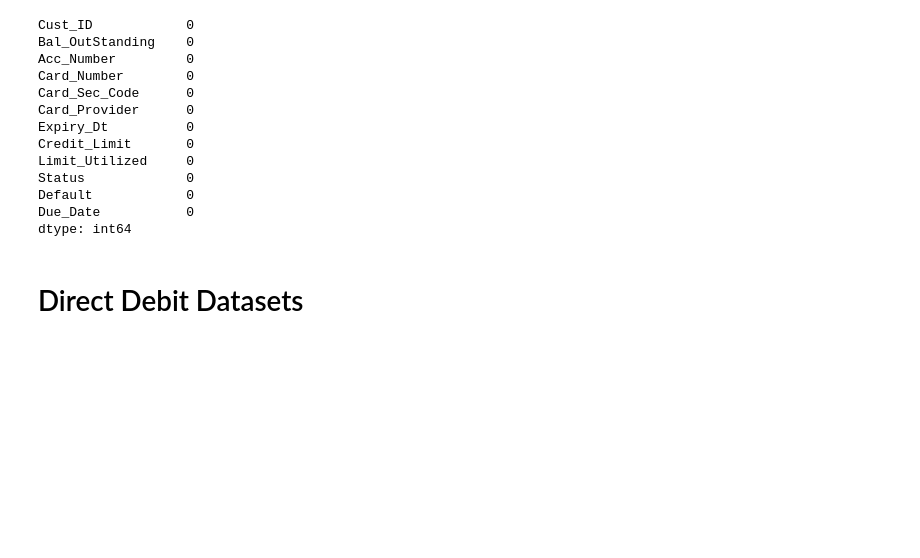
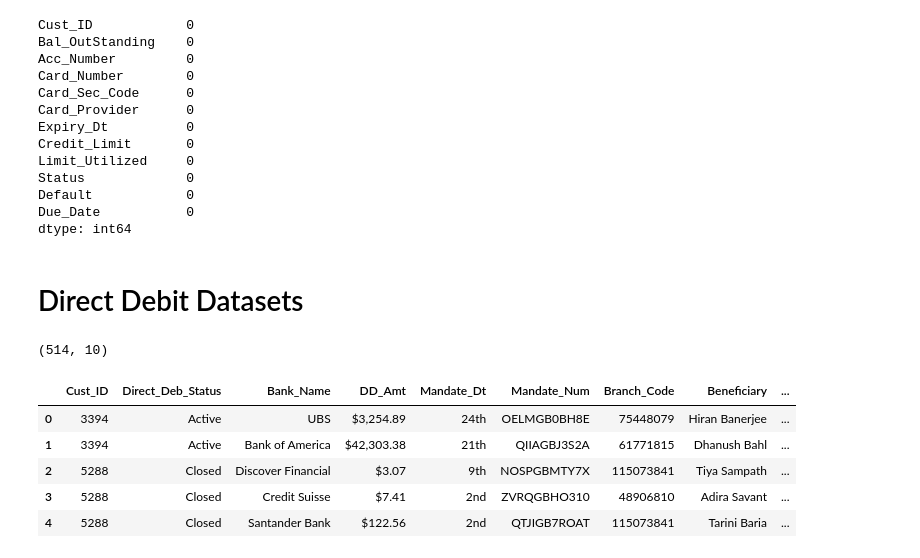
Before and after one commit to mhs10031990/BFS_HYPER_PERSNL_Repo, a Jupyter notebook: Setup_data.ipynb, the cells around one changed output. Saved outputs shown, nothing was run; the diff lists cells and outputs as text; code cells hidden in the pictures; blank space fills up the shorter version.

```diff
--- a/Setup_data.ipynb
+++ b/Setup_data.ipynb
@@ -282,3 +282,16 @@ df_snowflake=my_session.createDataFrame(
 df_snowflake.write.mode("overwrite").save_as_table("BFS_HYPER_PERSNL_DB.BFS_HYPER_PERSNL_SCHEMA.CUSTOMER_CREDITCARD_DETAILS")
 # %% [markdown]
 # Direct Debit Datasets
+# %%
+db.shape
+# %% [output]
+(514, 10)
+# %%
+db.head()
+# %% [output]
+|  | Cust_ID | Direct_Deb_Status | Bank_Name | DD_Amt | Mandate_Dt | Mandate_Num | Branch_Code | Beneficiary | ... |
+| 0 | 3394 | Active | UBS | $3,254.89 | 24th | OELMGB0BH8E | 75448079 | Hiran Banerjee | ... |
+| 1 | 3394 | Active | Bank of America | $42,303.38 | 21th | QIIAGBJ3S2A | 61771815 | Dhanush Bahl | ... |
+| 2 | 5288 | Closed | Discover Financial | $3.07 | 9th | NOSPGBMTY7X | 115073841 | Tiya Sampath | ... |
+| 3 | 5288 | Closed | Credit Suisse | $7.41 | 2nd | ZVRQGBHO310 | 48906810 | Adira Savant | ... |
+| 4 | 5288 | Closed | Santander Bank | $122.56 | 2nd | QTJIGB7ROAT | 115073841 | Tarini Baria | ... |
```
Also changed, not shown: parts of 3 cells of this notebook.
